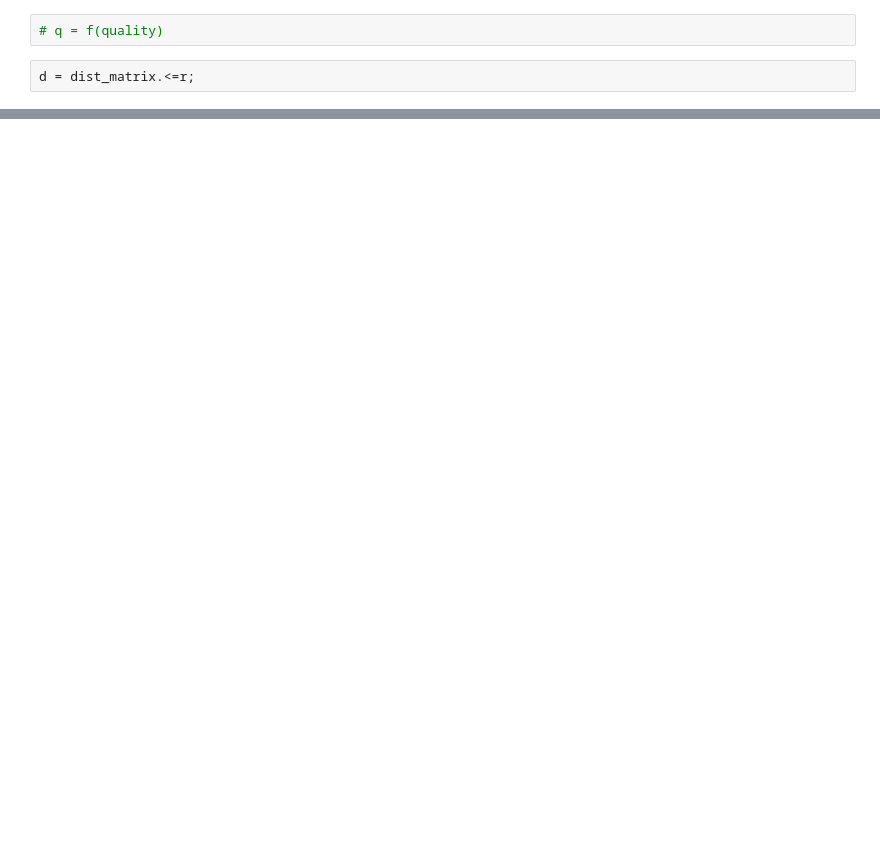
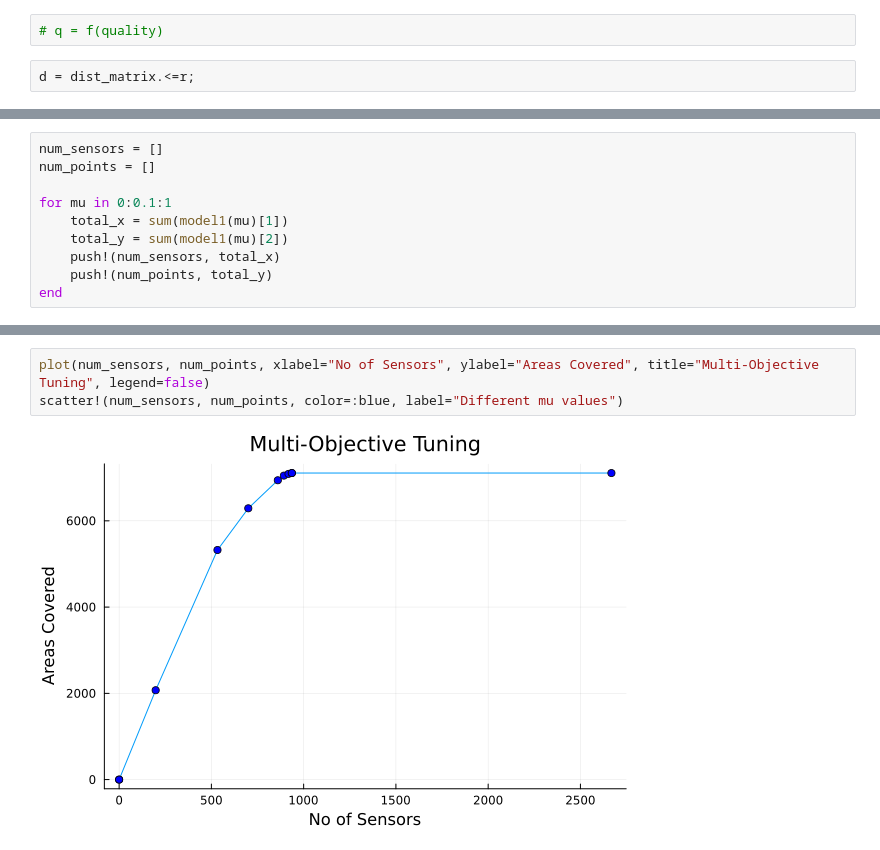
Before and after one commit to bhargavilanka/Air-Aware, a Jupyter notebook: optimization.ipynb, the cells around one changed output, grey strips where cells are left out. Cells and saved outputs as stored; diff of their text form; blank space fills up the shorter version.

```diff
--- a/optimization.ipynb
+++ b/optimization.ipynb
@@ -55,0 +78,10 @@ LoadError: UndefVarError: `model` not defined
+# %%
+num_sensors = []
+num_points = []
+
+for mu in 0:0.1:1
+    total_x = sum(model1(mu)[1])
+    total_y = sum(model1(mu)[2])
+    push!(num_sensors, total_x)
+    push!(num_points, total_y)
+end
@@ -55,0 +106,5 @@ LoadError: UndefVarError: `model` not defined
+# %%
+plot(num_sensors, num_points, xlabel="No of Sensors", ylabel="Areas Covered", title="Multi-Objective Tuning", legend=false)
+scatter!(num_sensors, num_points, color=:blue, label="Different mu values")
+# %% [output]
+[figure, added]
```
Also changed, not shown: parts of 6 cells of this notebook.
